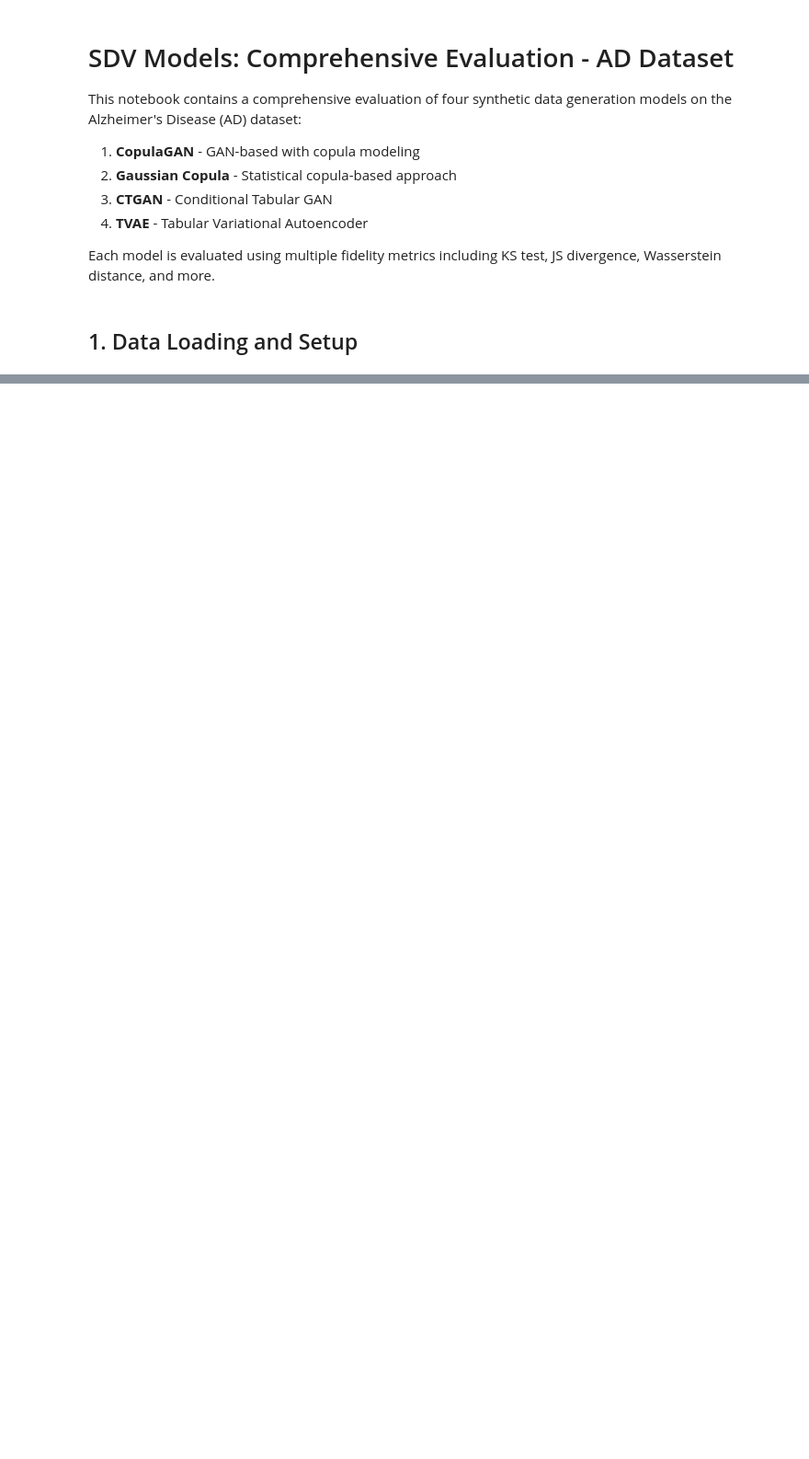
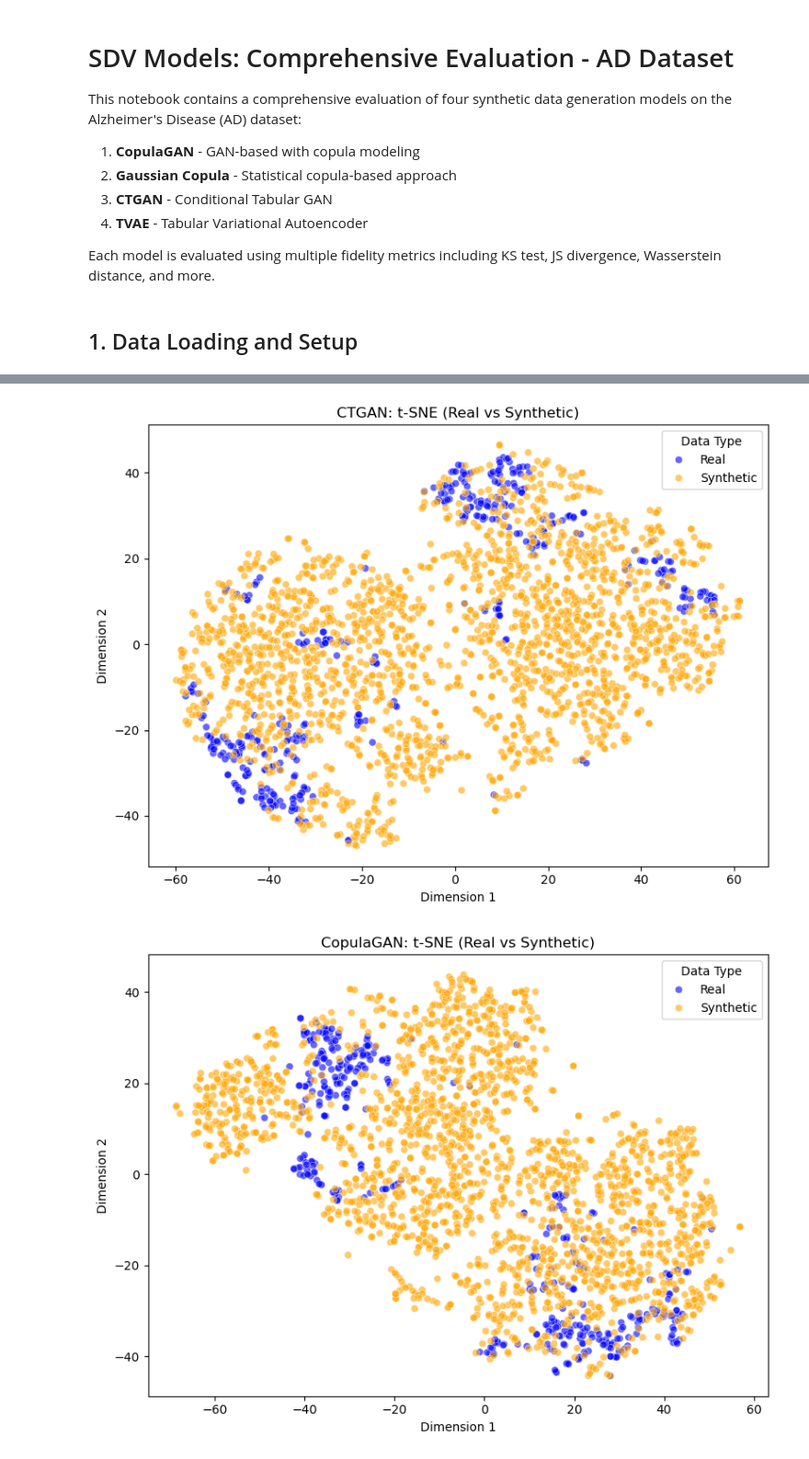
Before and after one commit to bdsul/Synthetic-data_Audit, a Jupyter notebook: Notebooks/notebook_ad_dataset.ipynb, the cells around one changed output, grey strips where cells are left out. Shown at 92% size. Saved outputs shown, nothing was run; the diff lists cells and outputs as text; code cells hidden in the pictures; blank space fills up the shorter version.

```diff
--- a/Notebooks/notebook_ad_dataset.ipynb
+++ b/Notebooks/notebook_ad_dataset.ipynb
@@ -1575,0 +840,57 @@ TVAE - Two-Sample Classifier Accuracy: 0.9538834951456311
+# %%
+# t-SNE Visualization
+
+from sklearn.manifold import TSNE
+
+# dict of synthetic datasets you already built
+synthetic_data_dict = {
+    "CTGAN": synthetic_data["CTGAN"],
+    "CopulaGAN": synthetic_data["CopulaGAN"],
+    "TVAE": synthetic_data["TVAE"],
+    "GaussianCopula": synthetic_data["GaussianCopula"]
+}
+
+numeric_cols = ad_data.select_dtypes(include=[np.number]).columns
+
+for model_name, synth_df in synthetic_data_dict.items():
+    # 1) Standard scale real + synthetic together (same scaler)
+    scaler = StandardScaler().fit(ad_data[numeric_cols])
+    real_scaled = pd.DataFrame(
+        scaler.transform(ad_data[numeric_cols]),
+        columns=numeric_cols
+    )
+    synth_scaled = pd.DataFrame(
+        scaler.transform(synth_df[numeric_cols]),
+        columns=numeric_cols
+    )
+
+    # 2) Combine and run t-SNE
+    combined = pd.concat(
+        [
+            real_scaled.assign(Type="Real"),
+            synth_scaled.assign(Type="Synthetic")
+        ],
+        ignore_index=True
+    )
+
+    tsne = TSNE(n_components=2, random_state=42)
+    tsne_results = tsne.fit_transform(combined[numeric_cols])
+
+    # 3) Plot
+    plt.figure(figsize=(8, 6))
+    sns.scatterplot(
+        x=tsne_results[:, 0],
+        y=tsne_results[:, 1],
+        hue=combined["Type"],
+        palette={"Real": "blue", "Synthetic": "orange"},
+        alpha=0.6
+    )
+    plt.title(f"{model_name}: t-SNE (Real vs Synthetic)")
+    plt.xlabel("Dimension 1")
+    plt.ylabel("Dimension 2")
+    plt.legend(title="Data Type")
+    plt.tight_layout()
+    plt.show()
+# %% [output]
+[figure, added]
+[figure, added]
```
Also changed, not shown: parts of 148 cells of this notebook, 12 other files.
